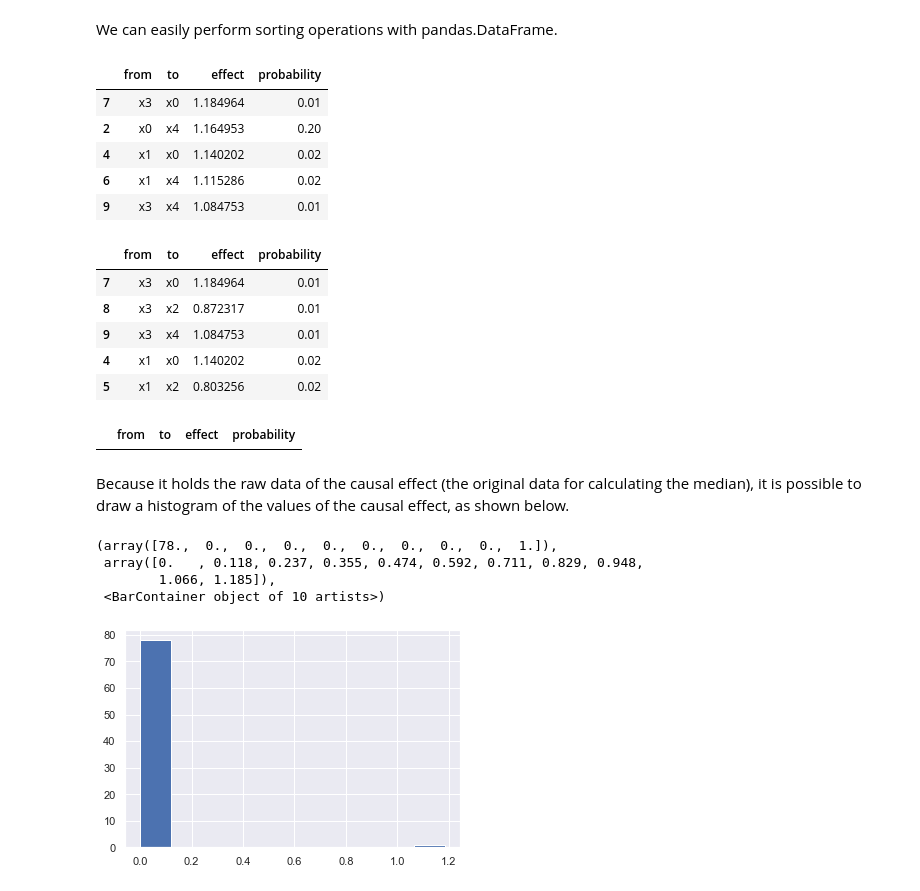
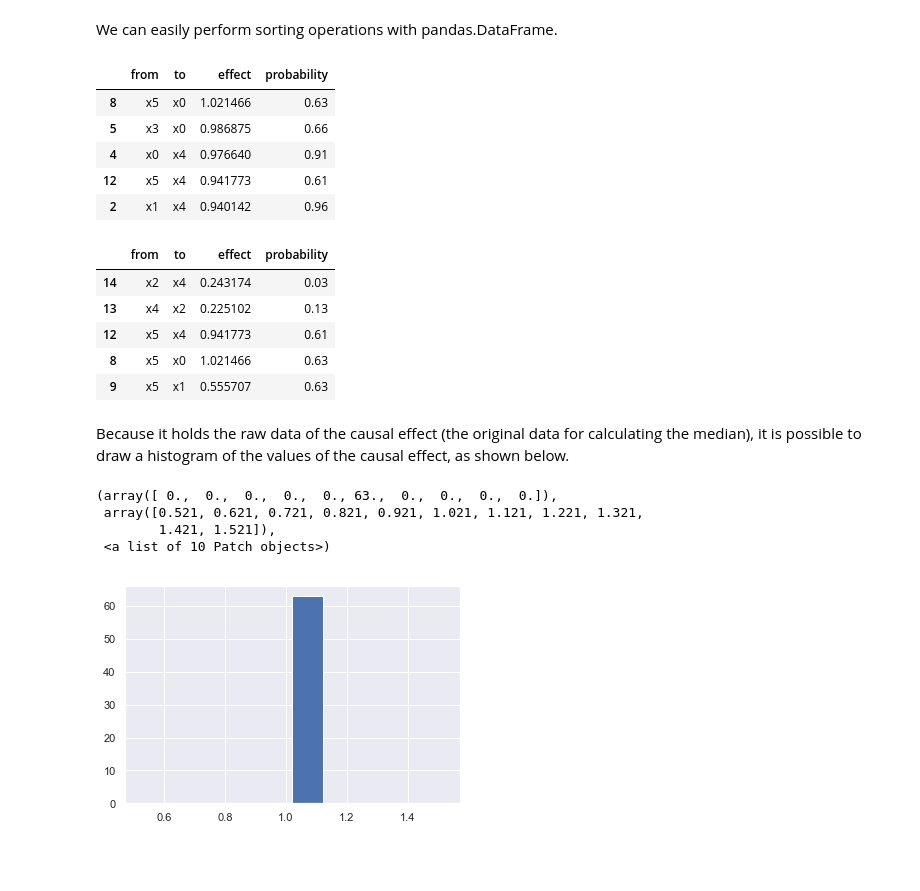
Before and after one commit to cdt15/lingam, a Jupyter notebook: examples/RCD.ipynb, the cells around one changed output. Drawn from its saved outputs; the diff is of its cells as text; code cells hidden in the pictures; blank space fills up the shorter version.

```diff
--- a/examples/RCD.ipynb
+++ b/examples/RCD.ipynb
@@ -32,8 +32,8 @@ x0 = 1.0*x1 + 1.0*x3 + get_external_effect(n_samples)
 x2 = 0.8*x0 - 0.6*x6 + get_external_effect(n_samples)
 x4 = 1.0*x0 - 0.5*x6 + get_external_effect(n_samples)
 
-# The latent variables x5 and x6 are not included.
-X = pd.DataFrame(np.array([x0, x1, x2, x3, x4]).T, columns=['x0', 'x1', 'x2', 'x3', 'x4'])
+# The latent variable x6 is not included.
+X = pd.DataFrame(np.array([x0, x1, x2, x3, x4, x5]).T, columns=['x0', 'x1', 'x2', 'x3', 'x4', 'x5'])
 
 X.head()
 # %% [output]
@@ -189,38 +216,34 @@ We can easily perform sorting operations with pandas.DataFrame.
 df.sort_values('effect', ascending=False).head()
 # %% [output]
 |  | from | to | effect | probability |
-| 7 | x3 | x0 | 1.184964 | 0.01 |
-| 2 | x0 | x4 | 1.164953 | 0.20 |
-| 4 | x1 | x0 | 1.140202 | 0.02 |
-| 6 | x1 | x4 | 1.115286 | 0.02 |
-| 9 | x3 | x4 | 1.084753 | 0.01 |
+| 8 | x5 | x0 | 1.021466 | 0.63 |
+| 5 | x3 | x0 | 0.986875 | 0.66 |
+| 4 | x0 | x4 | 0.976640 | 0.91 |
+| 12 | x5 | x4 | 0.941773 | 0.61 |
+| 2 | x1 | x4 | 0.940142 | 0.96 |
 # %%
 df.sort_values('probability', ascending=True).head()
 # %% [output]
 |  | from | to | effect | probability |
-| 7 | x3 | x0 | 1.184964 | 0.01 |
-| 8 | x3 | x2 | 0.872317 | 0.01 |
-| 9 | x3 | x4 | 1.084753 | 0.01 |
-| 4 | x1 | x0 | 1.140202 | 0.02 |
-| 5 | x1 | x2 | 0.803256 | 0.02 |
+| 14 | x2 | x4 | 0.243174 | 0.03 |
+| 13 | x4 | x2 | 0.225102 | 0.13 |
+| 12 | x5 | x4 | 0.941773 | 0.61 |
+| 8 | x5 | x0 | 1.021466 | 0.63 |
+| 9 | x5 | x1 | 0.555707 | 0.63 |
-# %%
-df[df['to']=='x1'].head()
-# %% [output]
-|  | from | to | effect | probability |
 # %% [markdown]
 Because it holds the raw data of the causal effect (the original data for calculating the median), it is possible to draw a histogram of the values of the causal effect, as shown below.
 # %%
 import matplotlib.pyplot as plt
 import seaborn as sns
 sns.set()
 %matplotlib inline
 
-from_index = 3 # index of x3
+from_index = 5 # index of x5
 to_index = 0 # index of x0
 plt.hist(result.total_effects_[:, to_index, from_index])
 # %% [output]
-(array([78.,  0.,  0.,  0.,  0.,  0.,  0.,  0.,  0.,  1.]),
- array([0.   , 0.118, 0.237, 0.355, 0.474, 0.592, 0.711, 0.829, 0.948,
-        1.066, 1.185]),
- <BarContainer object of 10 artists>)
+(array([ 0.,  0.,  0.,  0.,  0., 63.,  0.,  0.,  0.,  0.]),
+ array([0.521, 0.621, 0.721, 0.821, 0.921, 1.021, 1.121, 1.221, 1.321,
+        1.421, 1.521]),
+ <a list of 10 Patch objects>)
-[figure, old version]
+[figure, new version]
```
Also changed, not shown: parts of 11 cells of this notebook, 35 other files.
